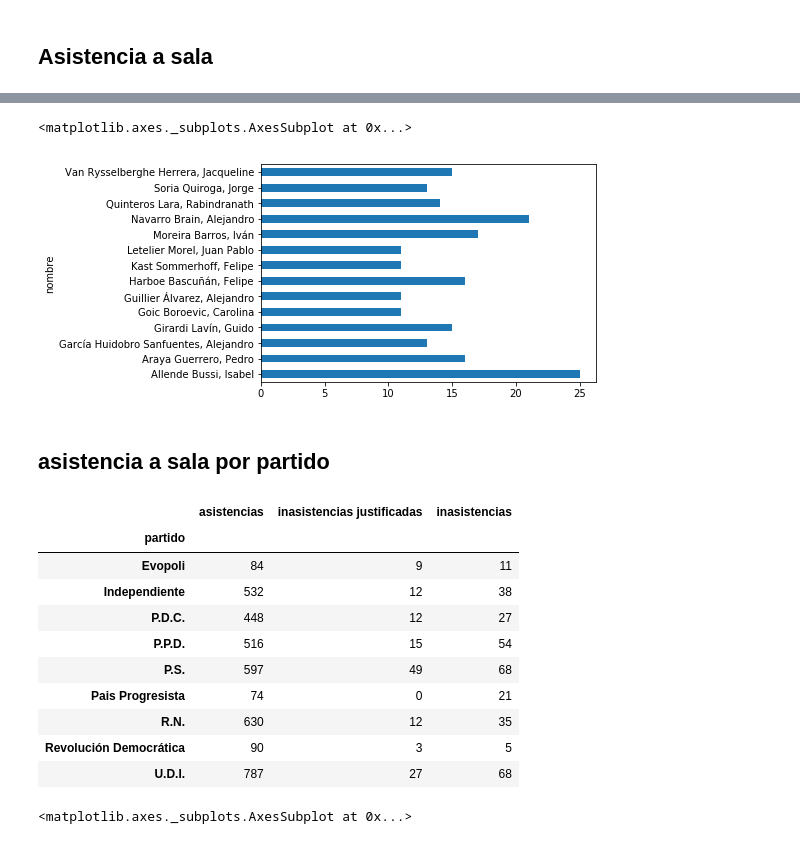
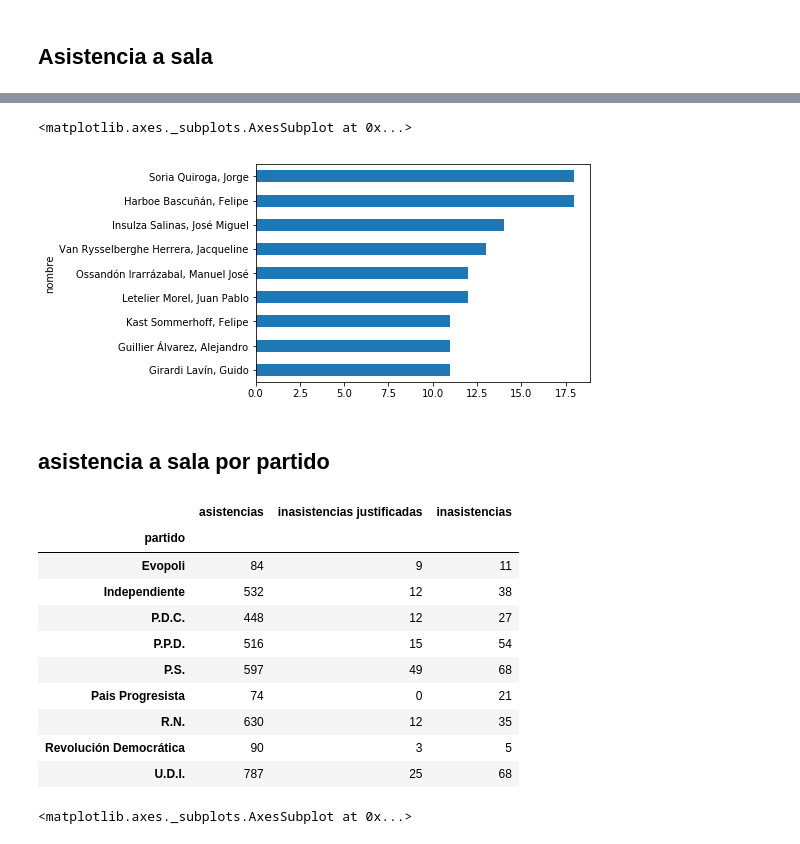
Before and after one commit to mauricioponce/polis, a Jupyter notebook: polis.ipynb, the cells around one changed output, grey strips where cells are left out. Saved outputs shown, nothing was run; the diff lists cells and outputs as text; code cells hidden in the pictures.

```diff
--- a/polis.ipynb
+++ b/polis.ipynb
@@ -72,5 +75,6 @@ df_senators = pd.DataFrame(senators_rows, columns=['nombre', 'región', 'circuns
 # %%
-soup_sala = get_soup('http://www.senado.cl/appsenado/index.php?mo=sesionessala&ac=asistenciaSenadores&camara=S&legiini=361&legiid=489')
+
+soup_sala = get_soup('http://www.senado.cl/appsenado/index.php?mo=sesionessala&ac=asistenciaSenadores&camara=S&legiini=361&legiid=490')
 
 l_sala = soup_sala.find_all('tr', {'align': 'left'})
 
@@ -121,10 +117,10 @@ assert len(df_asistencia) == 43, 'Son 43 senadores actuales'
 # %%
 df_senators = pd.merge(df_senators, df_asistencia)
 df_senators.set_index('nombre', inplace=True)
-df_senators[df_senators.inasistencias > 10].inasistencias.plot(kind='barh')
+df_senators[df_senators.inasistencias > 10].sort_values(by='inasistencias').inasistencias.plot(kind='barh')
 # %% [output]
 <matplotlib.axes._subplots.AxesSubplot at 0x...>
-[figure, old version]
+[figure, new version]
 # %% [markdown]
 ## asistencia a sala por partido
 # %%
@@ -140,7 +136,7 @@ df_senators.groupby(['partido']).sum()
 | Pais Progresista | 74 | 0 | 21 |
 | R.N. | 630 | 12 | 35 |
 | Revolución Democrática | 90 | 3 | 5 |
-| U.D.I. | 787 | 27 | 68 |
+| U.D.I. | 787 | 25 | 68 |
 # %%
 #se define un % de inasistencia sobre el total (suma de asistencias + inasistencias)
 df_partidos_asistencia = df_senators.groupby(['partido']).sum()
```
Also changed, not shown: parts of 11 cells of this notebook.
